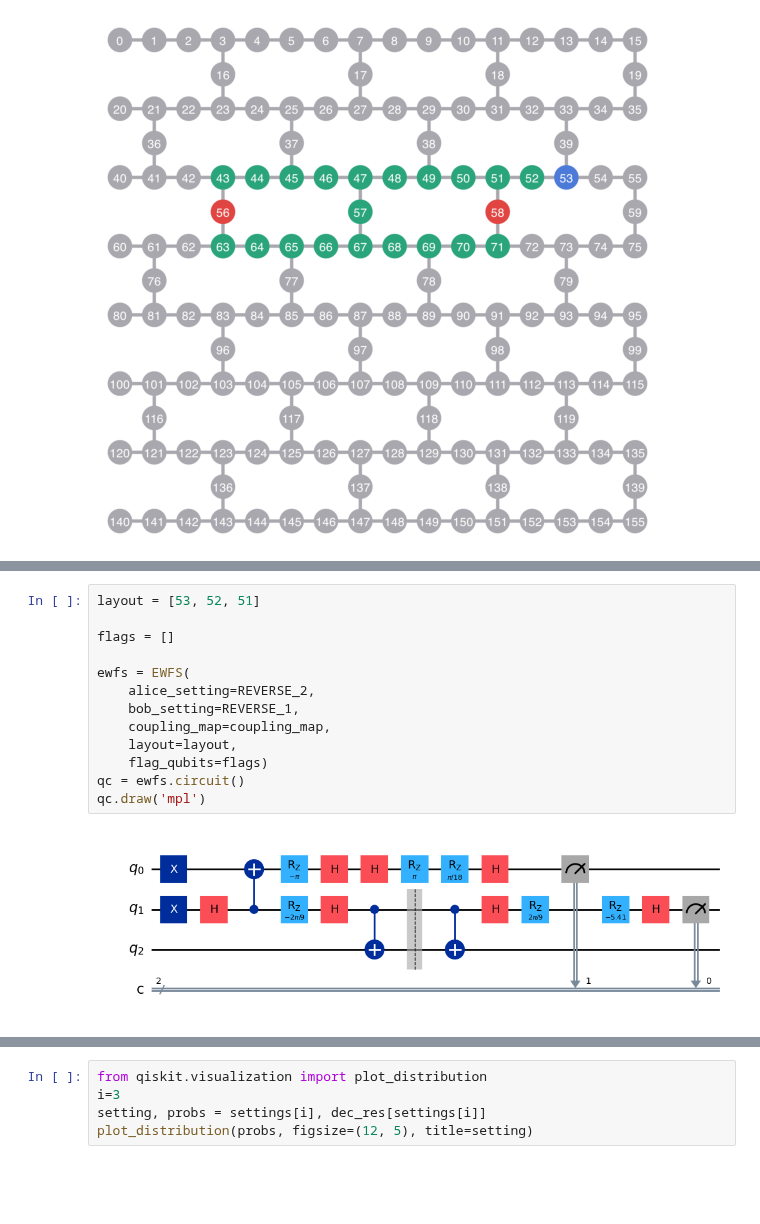
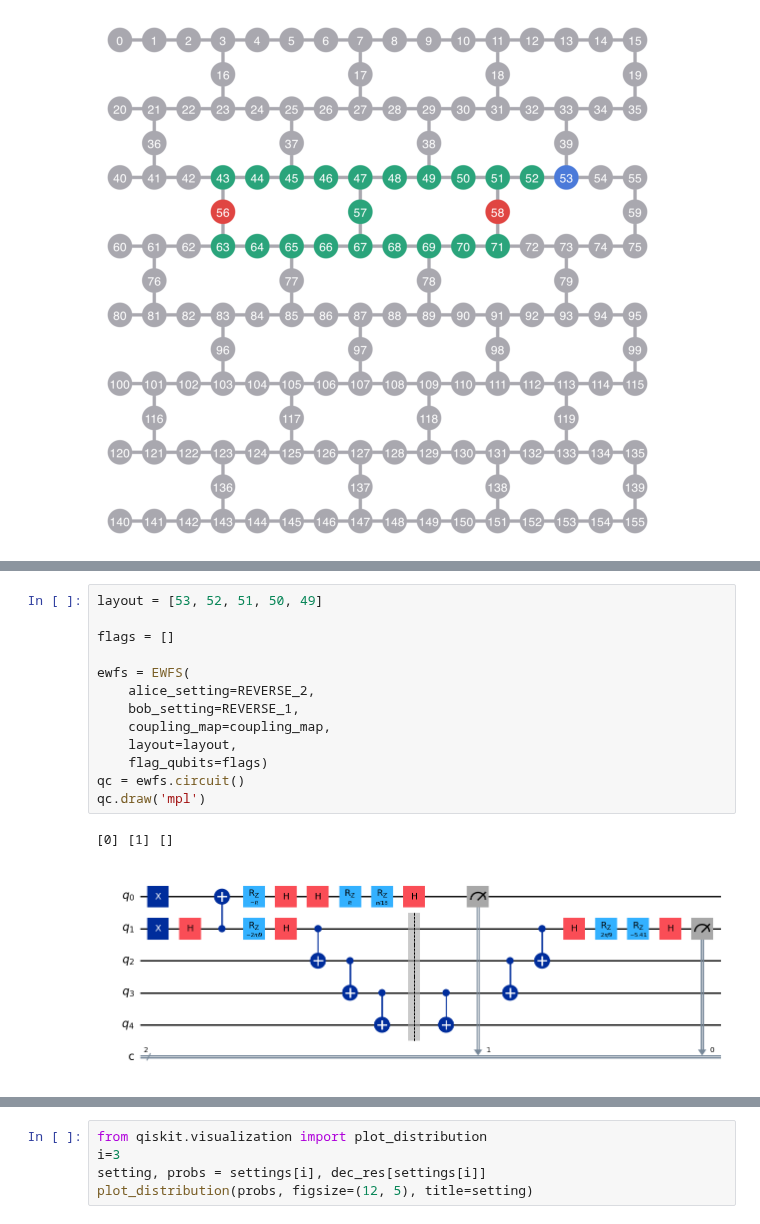
Before and after one commit to unitaryfoundation/wigners_friend, a Jupyter notebook: hardware_runs.ipynb, the cells around one changed output, grey strips where cells are left out. Saved outputs shown, nothing was run; the diff lists cells and outputs as text; blank space fills up the shorter version.

```diff
--- a/hardware_runs.ipynb
+++ b/hardware_runs.ipynb
@@ -366,17 +327,18 @@ circ_lv3.draw('mpl')
 # %%
-layout = [53, 52, 51]
+layout = [53, 52, 51, 50, 49]
 
 flags = []
 
 ewfs = EWFS(
     alice_setting=REVERSE_2,
     bob_setting=REVERSE_1,
     coupling_map=coupling_map,
     layout=layout,
     flag_qubits=flags)
 qc = ewfs.circuit()
 qc.draw('mpl')
 # %% [output]
+[0] [1] []
-[figure, old version]
+[figure, new version]
 # %%
 from qiskit_aer import Aer
```
Also changed, not shown: parts of 7 cells of this notebook, 1 other file.
